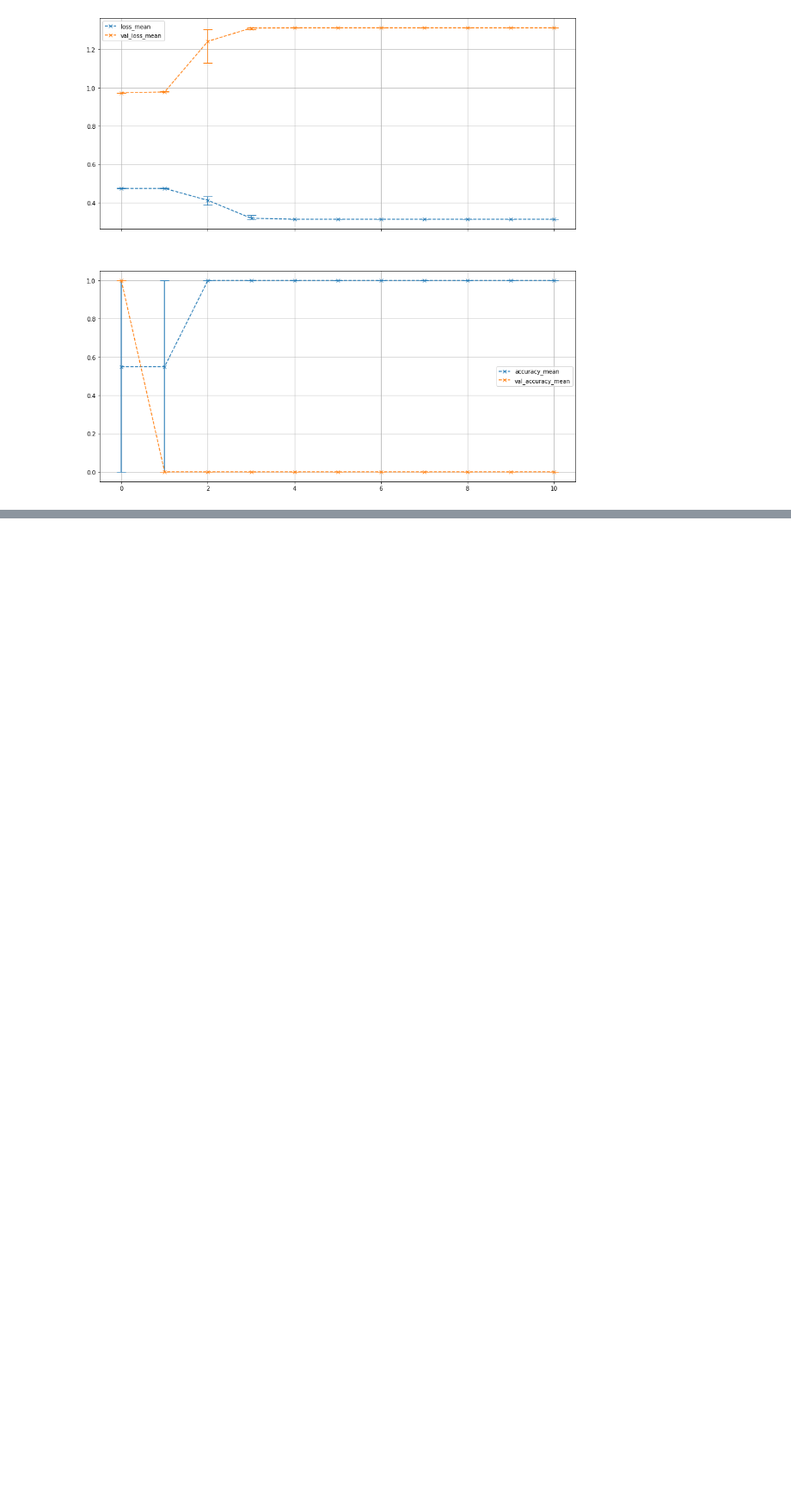
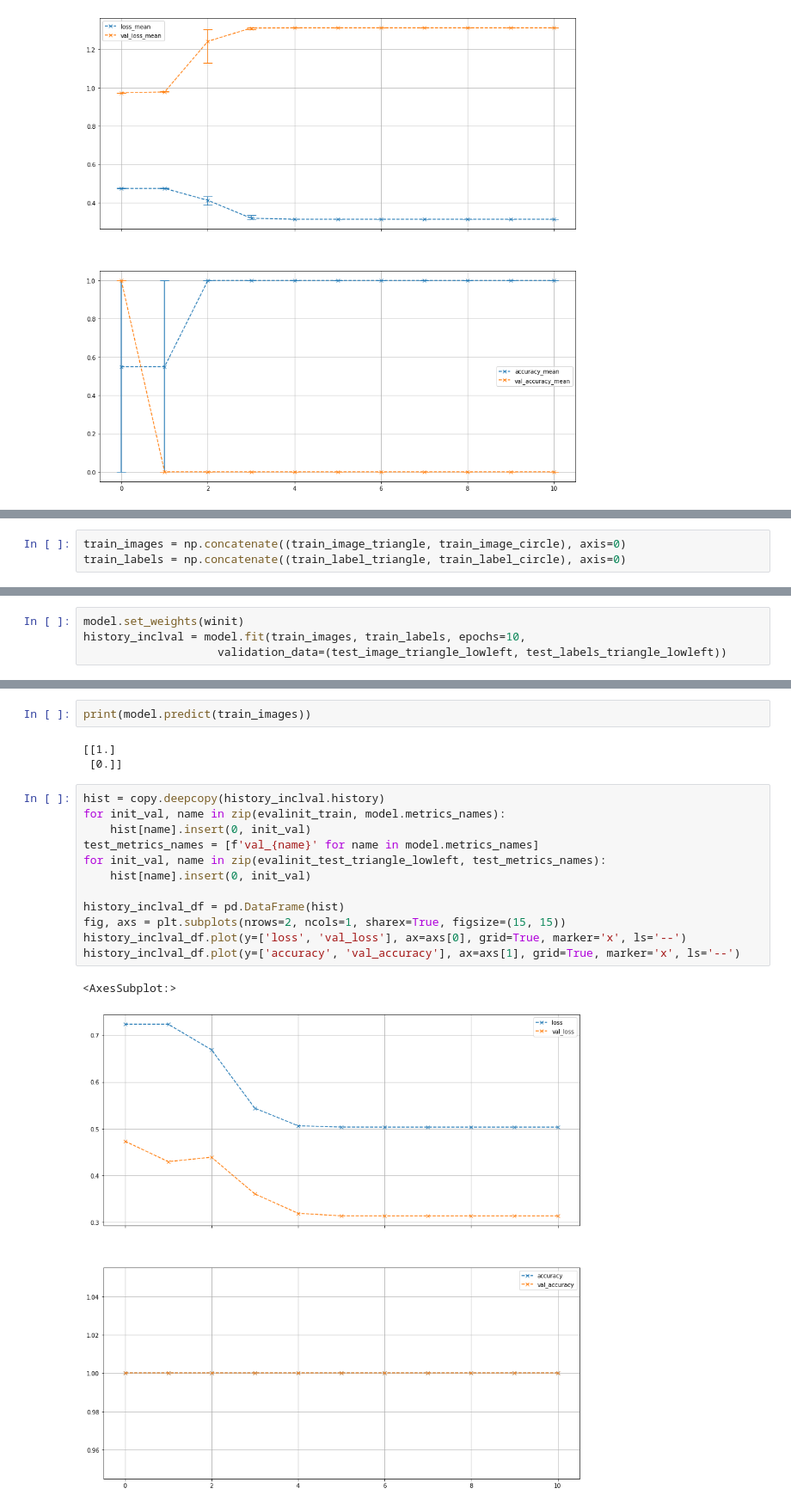
Before and after one commit to s4b7r/yellow-triangle, a Jupyter notebook: yellow-triangle.ipynb, the cells around one changed output, grey strips where cells are left out. Shown at 86% size. Drawn from its saved outputs; the diff is of its cells as text; blank space fills up the shorter version.

```diff
--- a/yellow-triangle.ipynb
+++ b/yellow-triangle.ipynb
@@ -516,0 +548,3 @@ histories_agg.plot(y=accuracy_cols, ax=axs[1], grid=True, marker='x', ls='--', y
+# %%
+train_images = np.concatenate((train_image_triangle, train_image_circle), axis=0)
+train_labels = np.concatenate((train_label_triangle, train_label_circle), axis=0)
@@ -516,0 +565,4 @@ histories_agg.plot(y=accuracy_cols, ax=axs[1], grid=True, marker='x', ls='--', y
+# %%
+model.set_weights(winit)
+history_inclval = model.fit(train_images, train_labels, epochs=10,
+                    validation_data=(test_image_triangle_lowleft, test_labels_triangle_lowleft))
@@ -516,0 +587,20 @@ histories_agg.plot(y=accuracy_cols, ax=axs[1], grid=True, marker='x', ls='--', y
+# %%
+print(model.predict(train_images))
+# %% [output]
+[[1.]
+ [0.]]
+# %%
+hist = copy.deepcopy(history_inclval.history)
+for init_val, name in zip(evalinit_train, model.metrics_names):
+    hist[name].insert(0, init_val)
+test_metrics_names = [f'val_{name}' for name in model.metrics_names]
+for init_val, name in zip(evalinit_test_triangle_lowleft, test_metrics_names):
+    hist[name].insert(0, init_val)
+
+history_inclval_df = pd.DataFrame(hist)
+fig, axs = plt.subplots(nrows=2, ncols=1, sharex=True, figsize=(15, 15))
+history_inclval_df.plot(y=['loss', 'val_loss'], ax=axs[0], grid=True, marker='x', ls='--')
+history_inclval_df.plot(y=['accuracy', 'val_accuracy'], ax=axs[1], grid=True, marker='x', ls='--')
+# %% [output]
+<AxesSubplot:>
+[figure, added]
```
Also changed, not shown: parts of 12 cells of this notebook.
